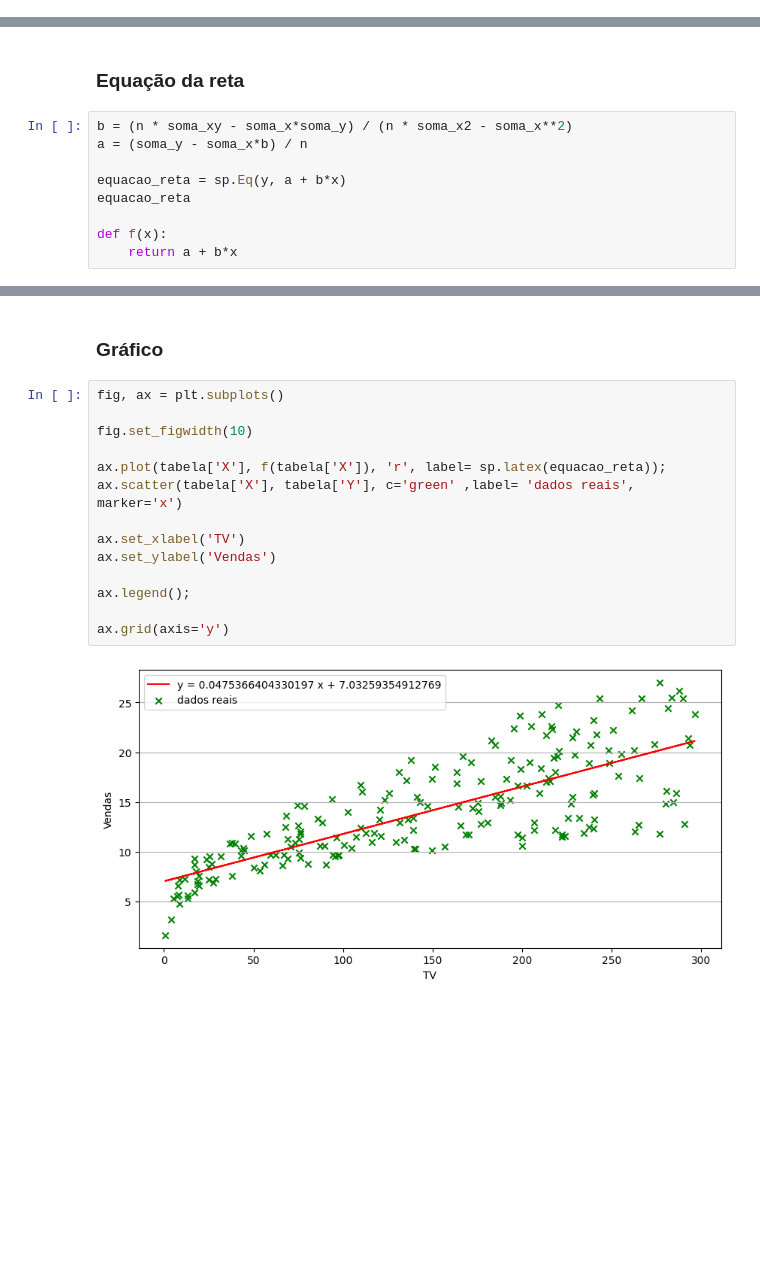
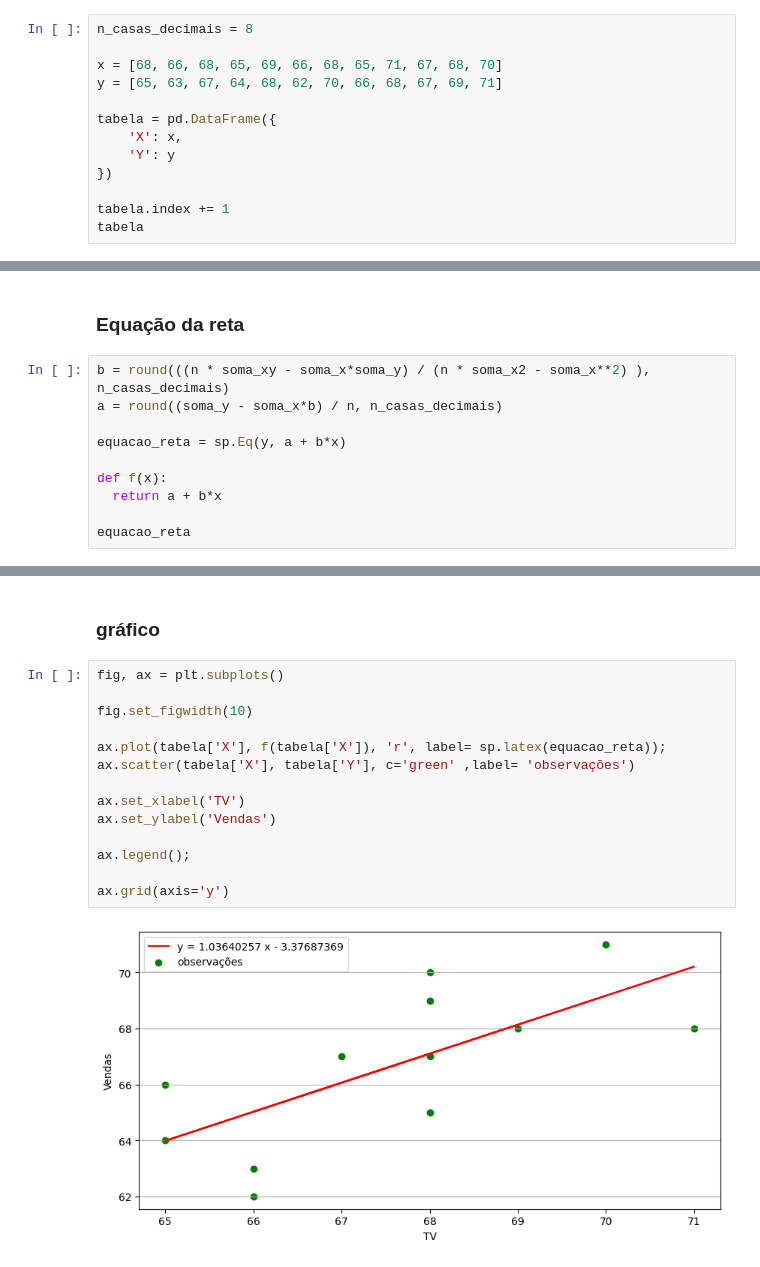
Before and after one commit to Saka30/numerical_methods, a Jupyter notebook: least_squares.ipynb, the cells around one changed output, grey strips where cells are left out. Saved outputs shown, nothing was run; the diff lists cells and outputs as text; blank space fills up the shorter version.

```diff
--- a/least_squares.ipynb
+++ b/least_squares.ipynb
@@ -56,0 +10,13 @@ tabela
+# %%
+n_casas_decimais = 8
+
+x = [68, 66, 68, 65, 69, 66, 68, 65, 71, 67, 68, 70]
+y = [65, 63, 67, 64, 68, 62, 70, 66, 68, 67, 69, 71]
+
+tabela = pd.DataFrame({
+    'X': x,
+    'Y': y
+})
+
+tabela.index += 1
+tabela
@@ -87,12 +67,13 @@ $\displaystyle 29408.5 a + 5791118.39 b = 482108.34$
 # %% [markdown]
 ### **Equação da reta**
 # %%
-b = (n * soma_xy - soma_x*soma_y) / (n * soma_x2 - soma_x**2)
-a = (soma_y - soma_x*b) / n
+b = round(((n * soma_xy - soma_x*soma_y) / (n * soma_x2 - soma_x**2) ), n_casas_decimais)
+a = round((soma_y - soma_x*b) / n, n_casas_decimais)
 
 equacao_reta = sp.Eq(y, a + b*x)
-equacao_reta
 
 def f(x):
-    return a + b*x
+  return a + b*x
+
+equacao_reta
 # %% [output]
@@ -125,18 +109,18 @@ tabela_inf
 # %% [markdown]
-### **Gráfico**
+### **gráfico**
 # %%
 fig, ax = plt.subplots()
 
 fig.set_figwidth(10)
 
 ax.plot(tabela['X'], f(tabela['X']), 'r', label= sp.latex(equacao_reta));
-ax.scatter(tabela['X'], tabela['Y'], c='green' ,label= 'dados reais', marker='x')
+ax.scatter(tabela['X'], tabela['Y'], c='green' ,label= 'observações')
 
 ax.set_xlabel('TV')
 ax.set_ylabel('Vendas')
 
 ax.legend();
 
 ax.grid(axis='y')
 # %% [output]
-[figure, old version]
+[figure, new version]
```
Also changed, not shown: parts of 10 cells of this notebook, 1 other file.
